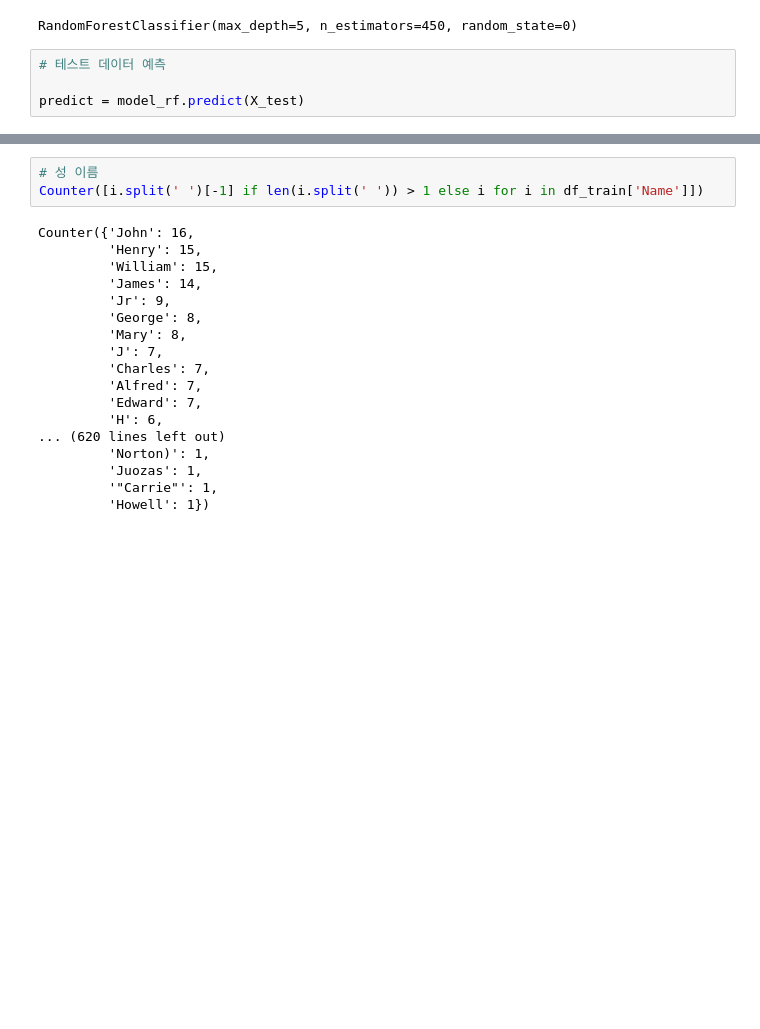
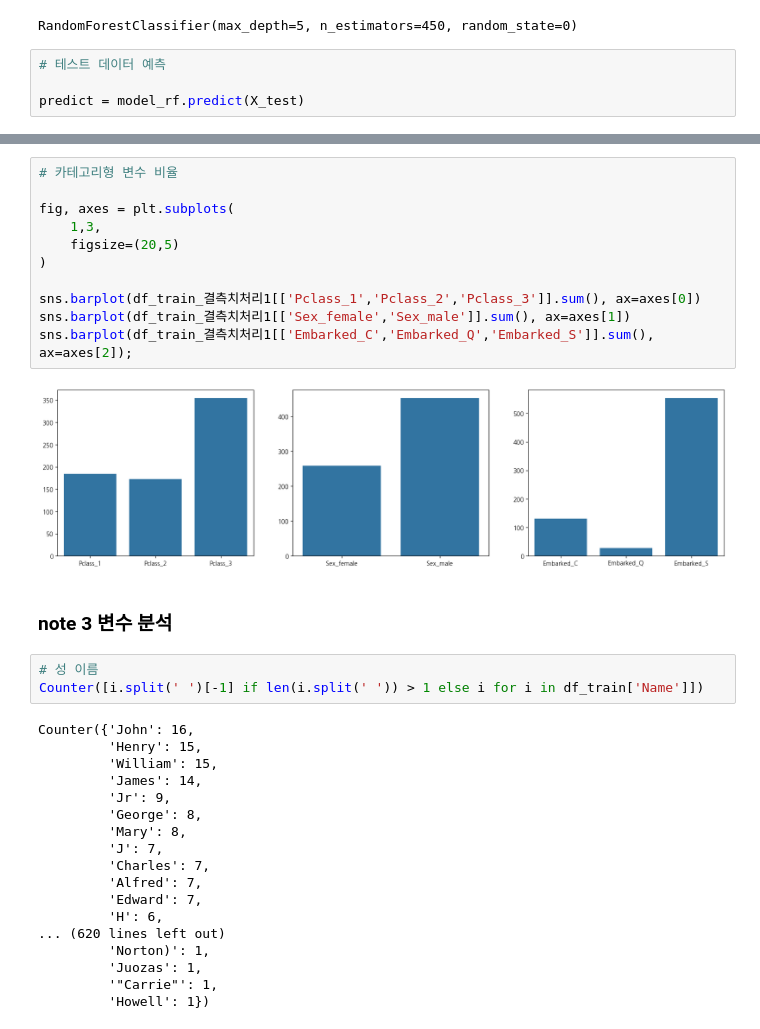
Before and after one commit to Song-Juntae/kaggle, a Jupyter notebook: getting_started/titanic/titanic.ipynb, the cells around one changed output, grey strips where cells are left out. Saved outputs shown, nothing was run; the diff lists cells and outputs as text; blank space fills up the shorter version.

```diff
--- a/getting_started/titanic/titanic.ipynb
+++ b/getting_started/titanic/titanic.ipynb
@@ -301,3 +362,18 @@ sns.barplot(
+# %%
+# 카테고리형 변수 비율
+
+fig, axes = plt.subplots(
+    1,3,
+    figsize=(20,5)
+)
+
+sns.barplot(df_train_결측치처리1[['Pclass_1','Pclass_2','Pclass_3']].sum(), ax=axes[0])
+sns.barplot(df_train_결측치처리1[['Sex_female','Sex_male']].sum(), ax=axes[1])
+sns.barplot(df_train_결측치처리1[['Embarked_C','Embarked_Q','Embarked_S']].sum(), ax=axes[2]);
+# %% [output]
+[figure, added]
+# %% [markdown]
+### note 3 변수 분석
 # %%
 # 성 이름
 Counter([i.split(' ')[-1] if len(i.split(' ')) > 1 else i for i in df_train['Name']])
```
Also changed, not shown: parts of 8 cells of this notebook.
